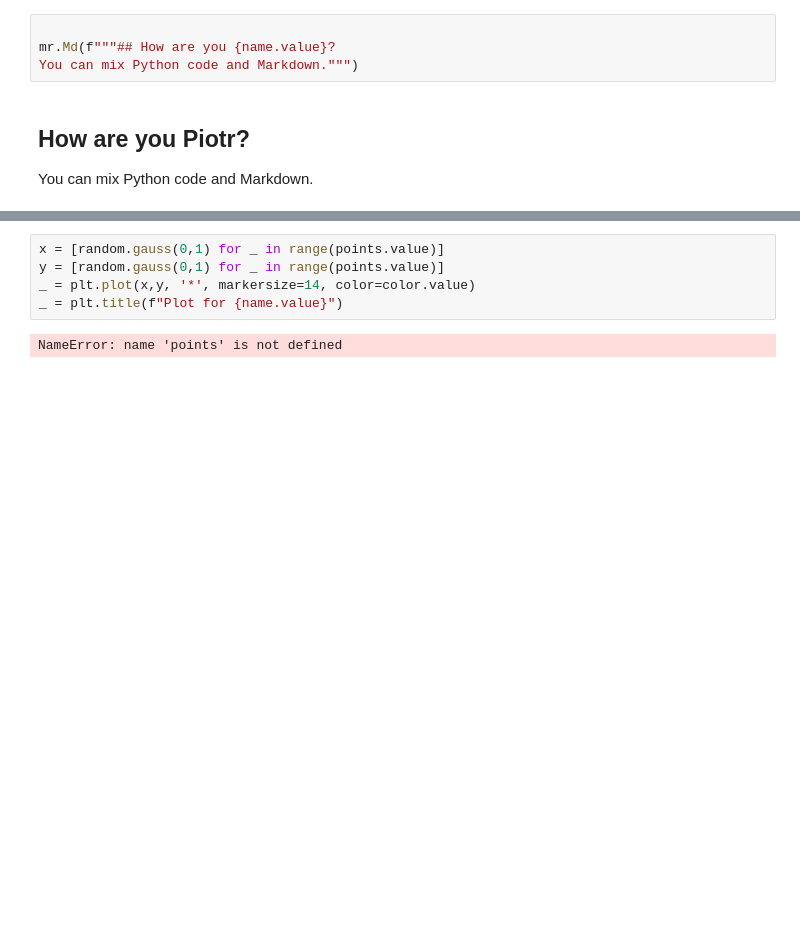
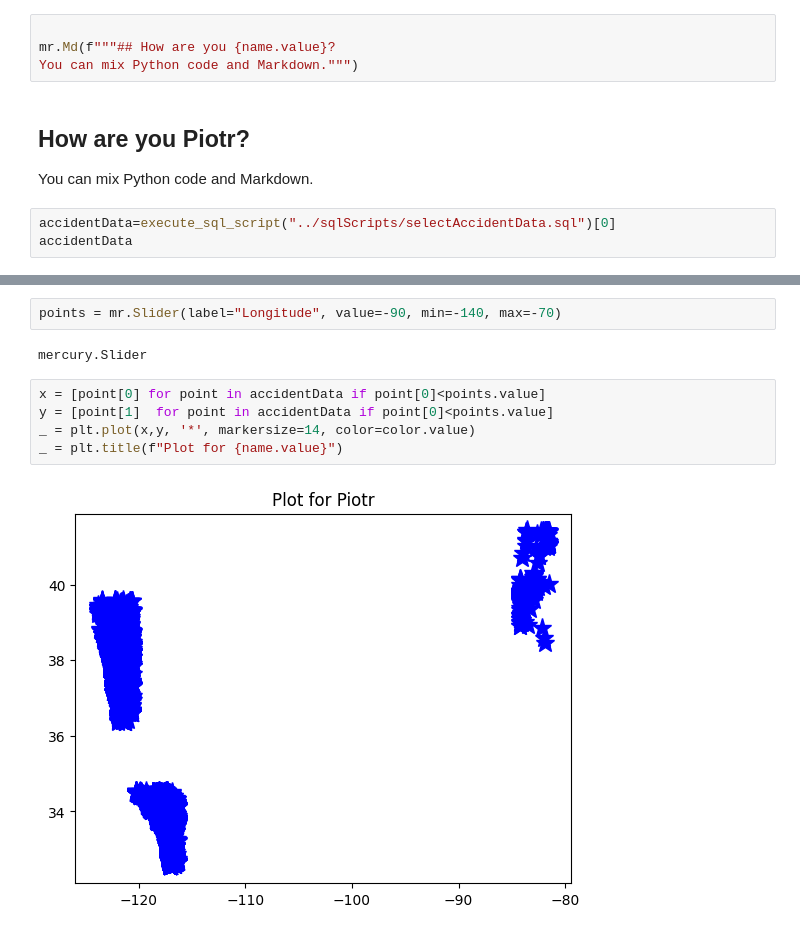
Before and after one commit to michaelbennieUFL/CIS4301-Group-Project, a Jupyter notebook: frontEnd/hello-world.ipynb, the cells around one changed output, grey strips where cells are left out. Saved outputs shown, nothing was run; the diff lists cells and outputs as text; blank space fills up the shorter version.

```diff
--- a/frontEnd/hello-world.ipynb
+++ b/frontEnd/hello-world.ipynb
@@ -52,3 +76,6 @@ You can mix Python code and Markdown.""")
 # %% [output]
 ## How are you Piotr?
 You can mix Python code and Markdown.
+# %%
+accidentData=execute_sql_script("../sqlScripts/selectAccidentData.sql")[0]
+accidentData
@@ -55,7 +101,11 @@ You can mix Python code and Markdown.
+# %%
+points = mr.Slider(label="Longitude", value=-90, min=-140, max=-70)
+# %% [output]
+mercury.Slider
 # %%
-x = [random.gauss(0,1) for _ in range(points.value)]
-y = [random.gauss(0,1) for _ in range(points.value)]
+x = [point[0] for point in accidentData if point[0]<points.value]
+y = [point[1]  for point in accidentData if point[0]<points.value]
 _ = plt.plot(x,y, '*', markersize=14, color=color.value)
 _ = plt.title(f"Plot for {name.value}")
 # %% [output]
-NameError: name 'points' is not defined
+[figure, added]
```
Also changed, not shown: parts of 6 cells of this notebook, 2 other files.
